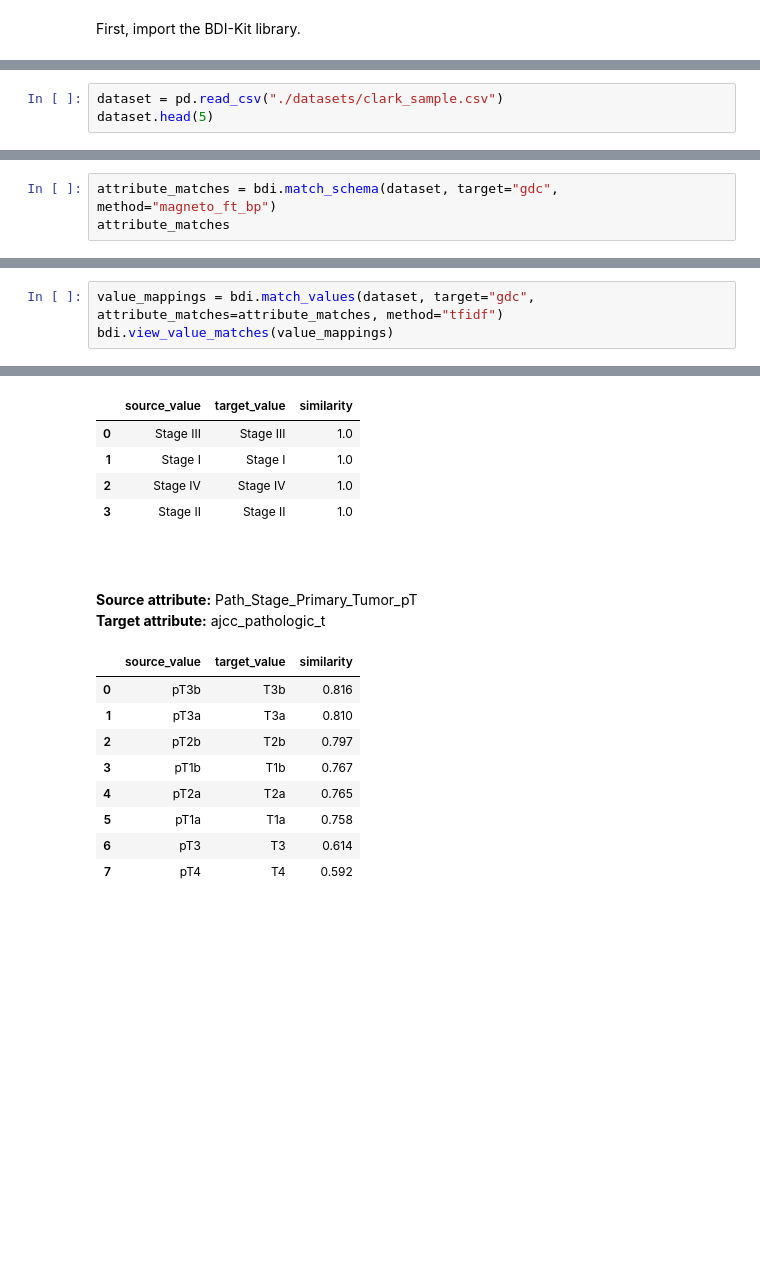
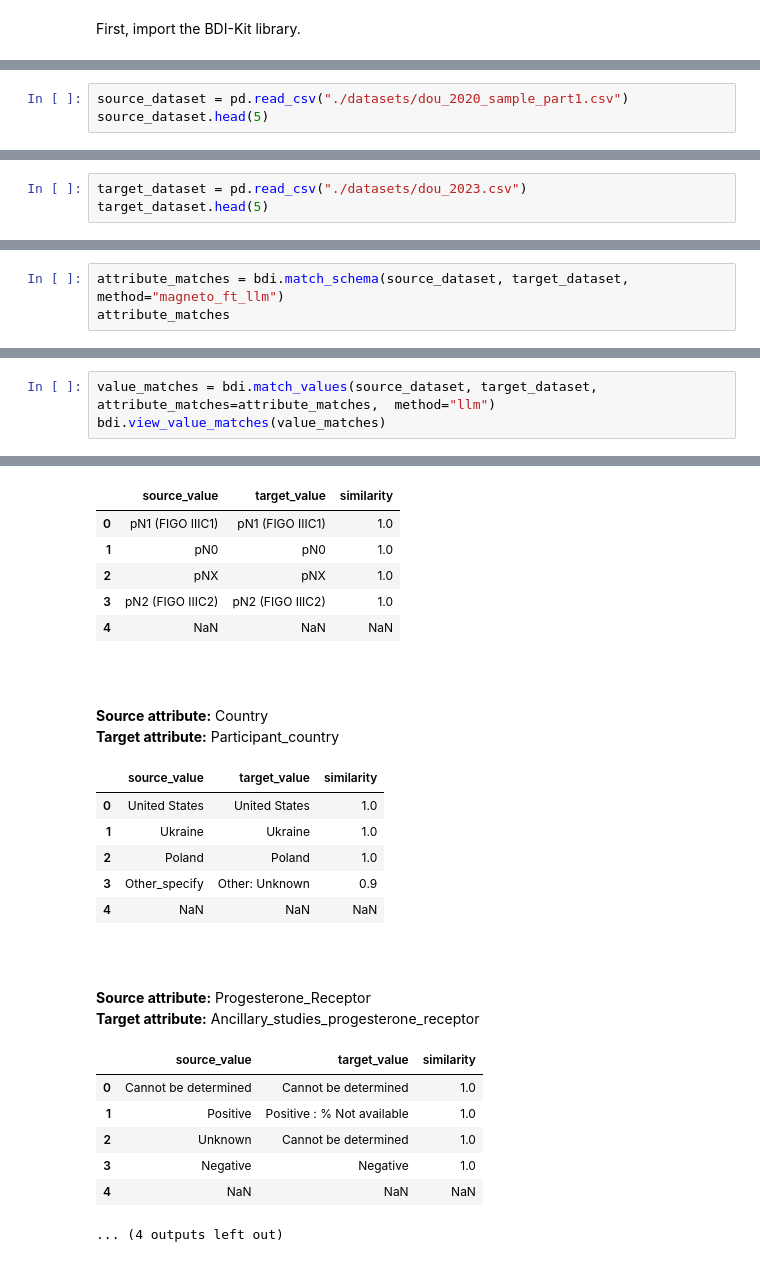
Before and after one commit to VIDA-NYU/bdi-kit, a Jupyter notebook: examples/quick-start.ipynb, the cells around one changed output, grey strips where cells are left out. Cells and saved outputs as stored; diff of their text form; blank space fills up the shorter version.

```diff
--- a/examples/quick-start.ipynb
+++ b/examples/quick-start.ipynb
@@ -14,4 +16,4 @@ In this example, we are mapping a data sample (renal cancer) from Clark et al. (
 # %%
-dataset = pd.read_csv("./datasets/clark_sample.csv")
-dataset.head(5)
+source_dataset = pd.read_csv("./datasets/dou_2020_sample_part1.csv")
+source_dataset.head(5)
 # %% [output]
@@ -23,0 +28,3 @@ dataset.head(5)
+# %%
+target_dataset = pd.read_csv("./datasets/dou_2023.csv")
+target_dataset.head(5)
@@ -30,5 +45,5 @@ To achieve this using BDI-Kit, we can use the `match_schema()` function to match
 # %%
-attribute_matches = bdi.match_schema(dataset, target="gdc", method="magneto_ft_bp")
+attribute_matches = bdi.match_schema(source_dataset, target_dataset, method="magneto_ft_llm")
 attribute_matches
 # %% [output]
 |  | source_attribute | target_attribute | similarity |
@@ -47,4 +65,4 @@ To specify a value mapping approach, we can pass the `method` parameter.
 # %%
-value_mappings = bdi.match_values(dataset, target="gdc", attribute_matches=attribute_matches, method="tfidf")
-bdi.view_value_matches(value_mappings)
+value_matches = bdi.match_values(source_dataset, target_dataset, attribute_matches=attribute_matches,  method="llm")
+bdi.view_value_matches(value_matches)
 # %% [output]
@@ -70,19 +92,26 @@ Target attribute: ajcc_pathologic_stage
 |  | source_value | target_value | similarity |
-| 0 | Stage III | Stage III | 1.0 |
-| 1 | Stage I | Stage I | 1.0 |
-| 2 | Stage IV | Stage IV | 1.0 |
-| 3 | Stage II | Stage II | 1.0 |
+| 0 | pN1 (FIGO IIIC1) | pN1 (FIGO IIIC1) | 1.0 |
+| 1 | pN0 | pN0 | 1.0 |
+| 2 | pNX | pNX | 1.0 |
+| 3 | pN2 (FIGO IIIC2) | pN2 (FIGO IIIC2) | 1.0 |
+| 4 | NaN | NaN | NaN |
-Source attribute: Path_Stage_Primary_Tumor_pT
-Target attribute: ajcc_pathologic_t
+Source attribute: Country
+Target attribute: Participant_country
 |  | source_value | target_value | similarity |
-| 0 | pT3b | T3b | 0.816 |
-| 1 | pT3a | T3a | 0.810 |
-| 2 | pT2b | T2b | 0.797 |
-| 3 | pT1b | T1b | 0.767 |
-| 4 | pT2a | T2a | 0.765 |
-| 5 | pT1a | T1a | 0.758 |
-| 6 | pT3 | T3 | 0.614 |
-| 7 | pT4 | T4 | 0.592 |
+| 0 | United States | United States | 1.0 |
+| 1 | Ukraine | Ukraine | 1.0 |
+| 2 | Poland | Poland | 1.0 |
+| 3 | Other_specify | Other: Unknown | 0.9 |
+| 4 | NaN | NaN | NaN |
+Source attribute: Progesterone_Receptor
+Target attribute: Ancillary_studies_progesterone_receptor
+|  | source_value | target_value | similarity |
+| 0 | Cannot be determined | Cannot be determined | 1.0 |
+| 1 | Positive | Positive : % Not available | 1.0 |
+| 2 | Unknown | Cannot be determined | 1.0 |
+| 3 | Negative | Negative | 1.0 |
+| 4 | NaN | NaN | NaN |
+... (4 outputs left out)
 # %% [markdown]
 __Materializing the Harmonized Dataset__
 
```
Also changed, not shown: parts of 15 cells of this notebook, 7 other files.
